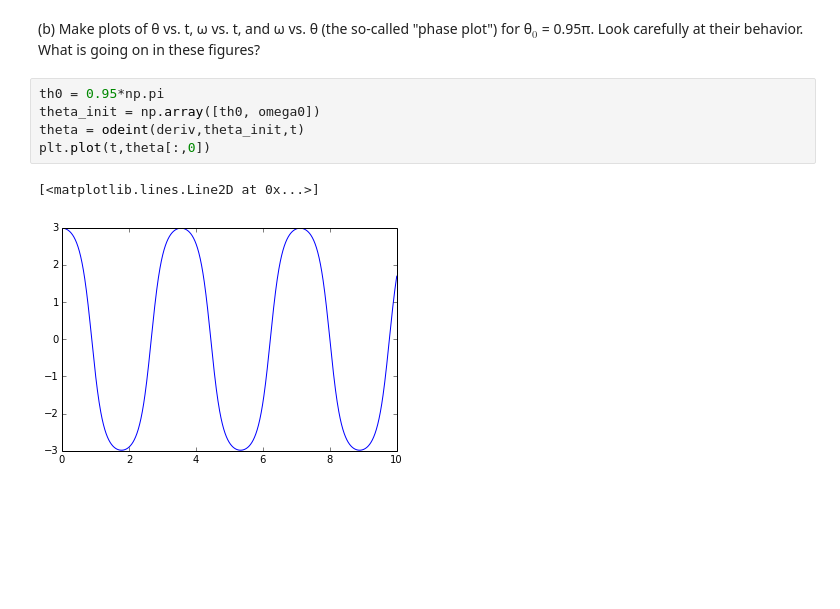
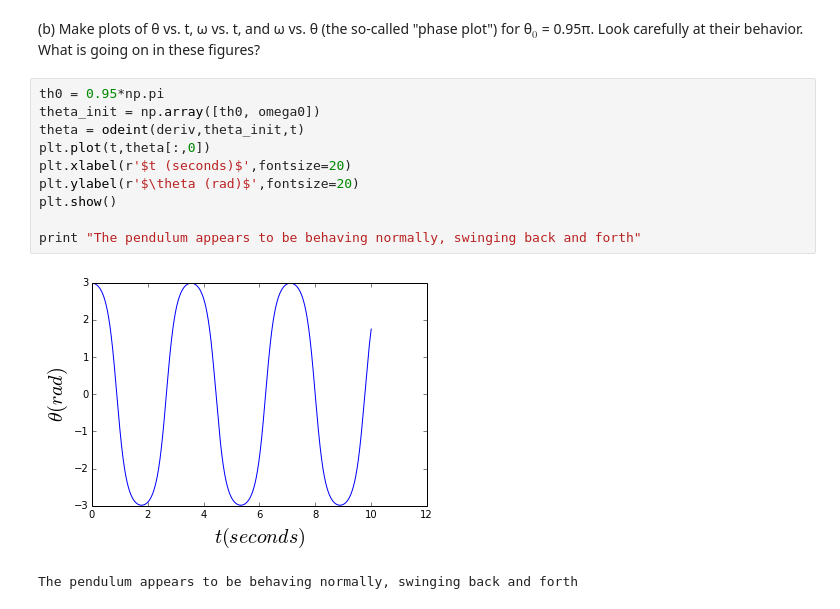
Before and after one commit to vnguye51/PHYS202-2S14, a Jupyter notebook: SciPy/ODEExercises.ipynb, the cells around one changed output. Drawn from its saved outputs; the diff is of its cells as text; blank space fills up the shorter version.

```diff
--- a/SciPy/ODEExercises.ipynb
+++ b/SciPy/ODEExercises.ipynb
@@ -69,8 +69,13 @@ plt.show()
 # %%
 th0 = 0.95*np.pi
 theta_init = np.array([th0, omega0])
 theta = odeint(deriv,theta_init,t)
 plt.plot(t,theta[:,0])
+plt.xlabel(r'$t (seconds)$',fontsize=20)
+plt.ylabel(r'$\theta (rad)$',fontsize=20)
+plt.show()
+
+print "The pendulum appears to be behaving normally, swinging back and forth"
 # %% [output]
+[figure, new version]
-[<matplotlib.lines.Line2D at 0x...>]
+The pendulum appears to be behaving normally, swinging back and forth
-[figure, old version]
```
Also changed, not shown: parts of 20 cells of this notebook.
